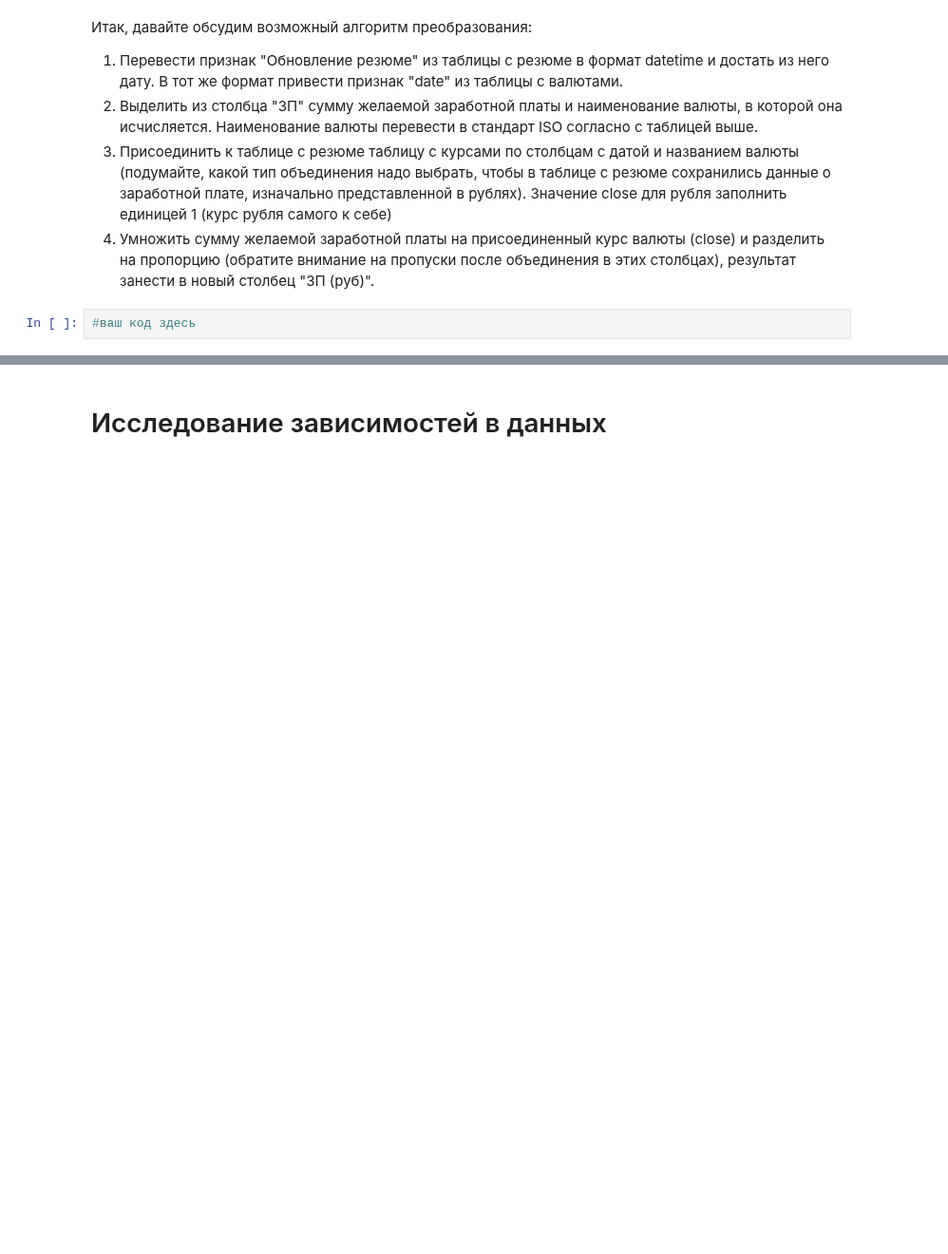
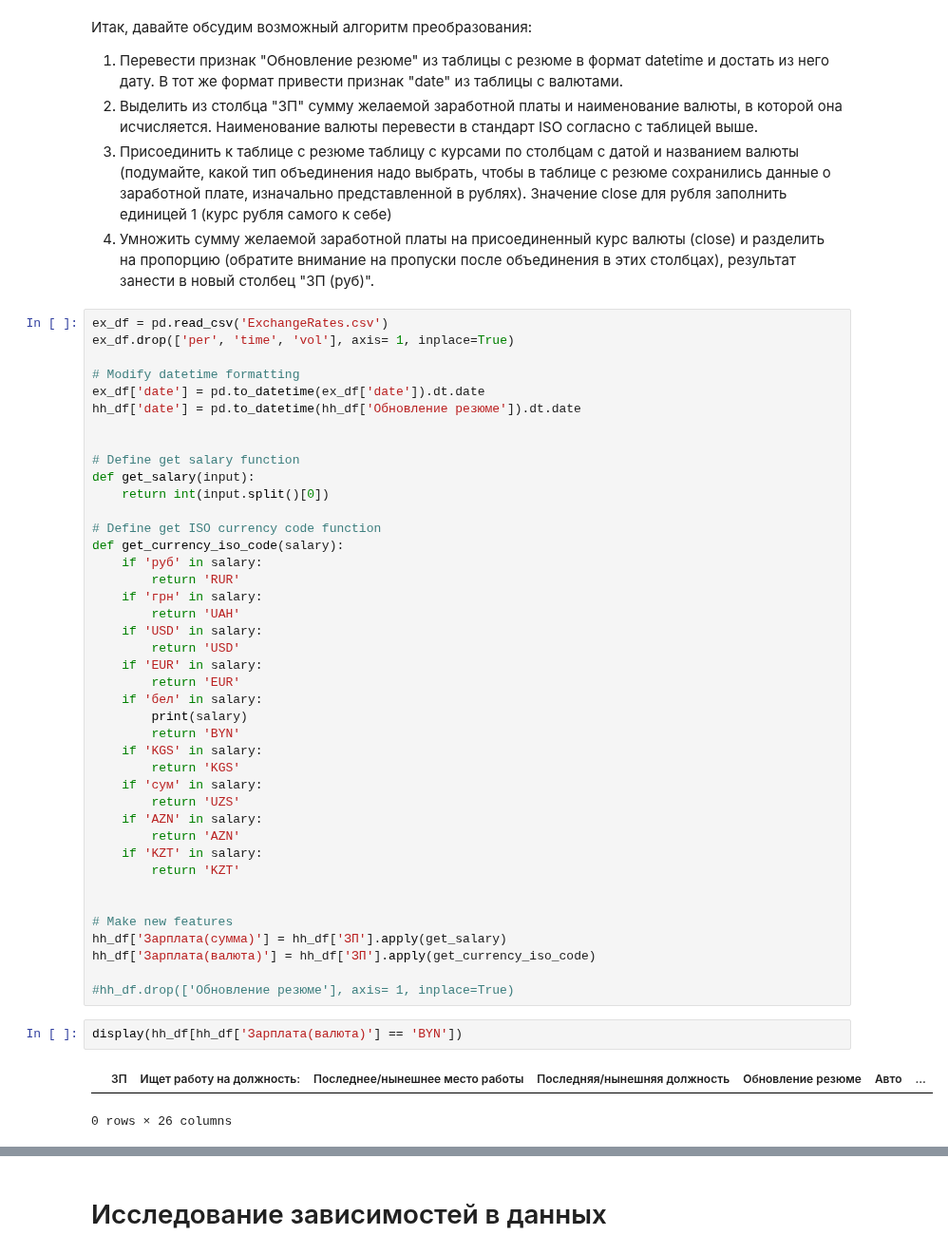
Before and after one commit to FreeRadical1320/sf_data_science, a Jupyter notebook: project_1/Project_1 Analysis of vacancies on hh.ru.ipynb, the cells around one changed output, grey strips where cells are left out. Shown at 95% size. Saved outputs shown, nothing was run; the diff lists cells and outputs as text; blank space fills up the shorter version.

```diff
--- a/project_1/Project_1 Analysis of vacancies on hh.ru.ipynb
+++ b/project_1/Project_1 Analysis of vacancies on hh.ru.ipynb
@@ -447,4 +437,48 @@ hh_df.head()
 3. Присоединить к таблице с резюме таблицу с курсами по столбцам с датой и названием валюты (подумайте, какой тип объединения надо выбрать, чтобы в таблице с резюме сохранились данные о заработной плате, изначально представленной в рублях). Значение close для рубля заполнить единицей 1 (курс рубля самого к себе)
 4. Умножить сумму желаемой заработной платы на присоединенный курс валюты (close) и разделить на пропорцию (обратите внимание на пропуски после объединения в этих столбцах), результат занести в новый столбец "ЗП (руб)".
 # %%
-#ваш код здесь
+ex_df = pd.read_csv('ExchangeRates.csv')
+ex_df.drop(['per', 'time', 'vol'], axis= 1, inplace=True)
+
+# Modify datetime formatting
+ex_df['date'] = pd.to_datetime(ex_df['date']).dt.date
+hh_df['date'] = pd.to_datetime(hh_df['Обновление резюме']).dt.date
+
+
+# Define get salary function
+def get_salary(input):
+    return int(input.split()[0])
+
+# Define get ISO currency code function
+def get_currency_iso_code(salary):
+    if 'руб' in salary:
+        return 'RUR'
+    if 'грн' in salary:
+        return 'UAH'
+    if 'USD' in salary:
+        return 'USD'
+    if 'EUR' in salary:
+        return 'EUR'
+    if 'бел' in salary:
+        print(salary)
+        return 'BYN'
+    if 'KGS' in salary:
+        return 'KGS'
+    if 'сум' in salary:
+        return 'UZS'
+    if 'AZN' in salary:
+        return 'AZN'
+    if 'KZT' in salary:
+        return 'KZT'
+
+
+# Make new features
+hh_df['Зарплата(сумма)'] = hh_df['ЗП'].apply(get_salary)
+hh_df['Зарплата(валюта)'] = hh_df['ЗП'].apply(get_currency_iso_code)
+
+#hh_df.drop(['Обновление резюме'], axis= 1, inplace=True)
+# %%
+display(hh_df[hh_df['Зарплата(валюта)'] == 'BYN'])
+# %% [output]
+|  | ЗП | Ищет работу на должность: | Последнее/нынешнее место работы | Последняя/нынешняя должность | Обновление резюме | Авто | ... |
+0 rows × 26 columns
```
Also changed, not shown: parts of 7 cells of this notebook, 1 other file.
